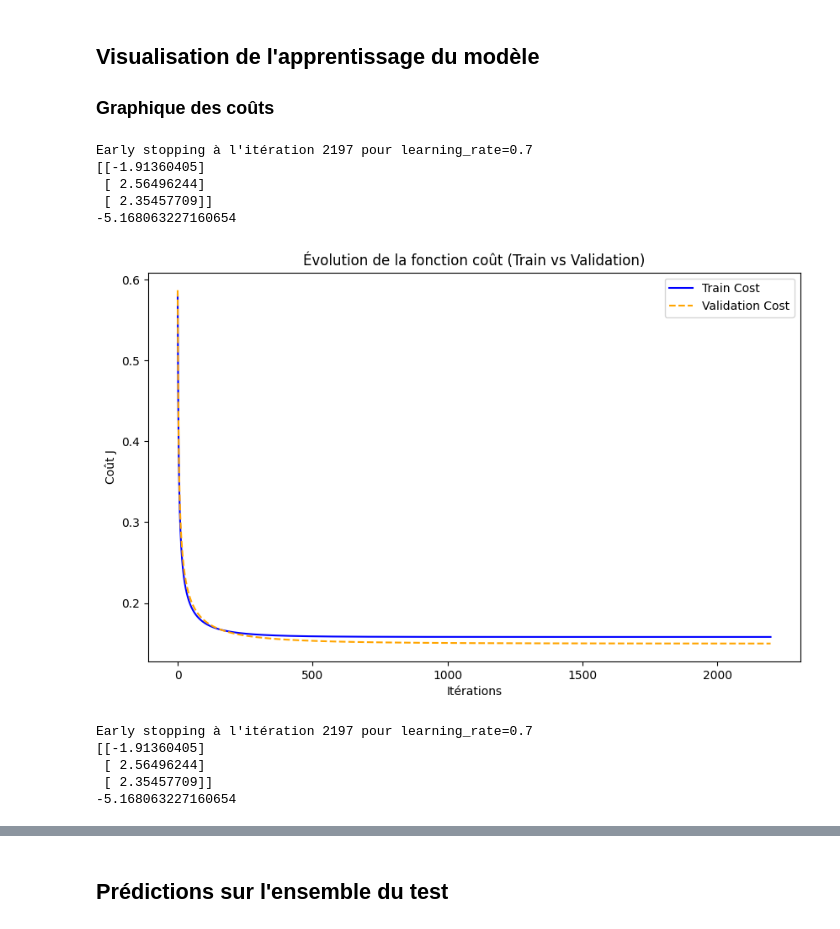
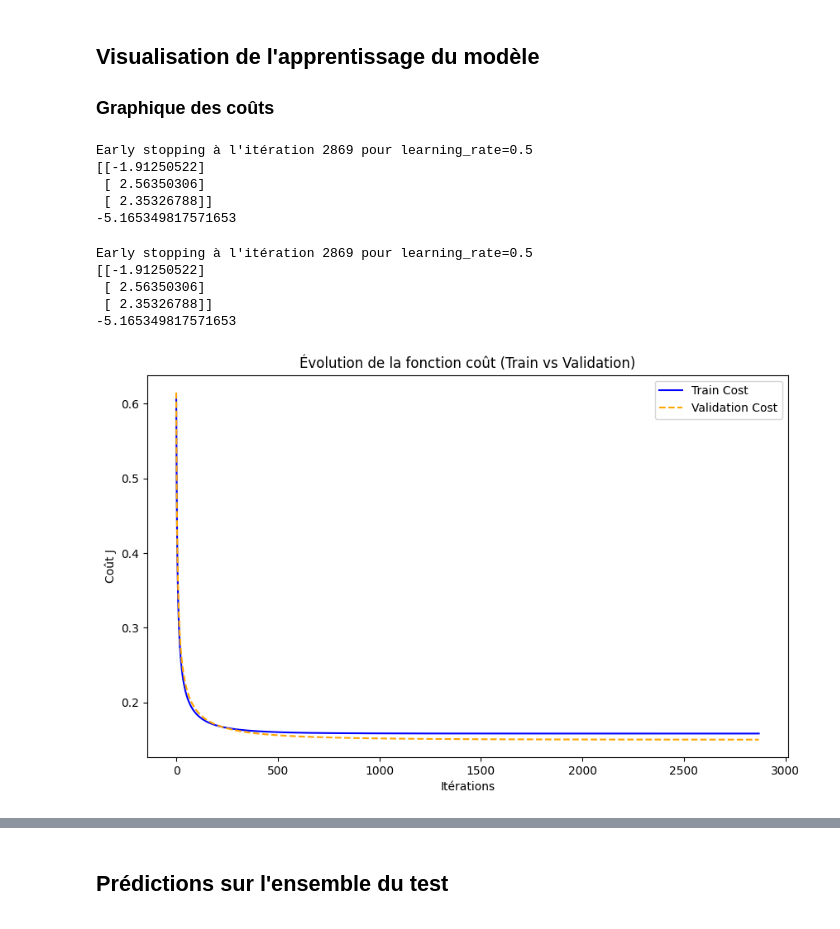
Before and after one commit to kenzalittlegenius/Projet_regression_logistique, a Jupyter notebook: regression_logistique.ipynb, the cells around one changed output, grey strips where cells are left out. Saved outputs shown, nothing was run; the diff lists cells and outputs as text; code cells hidden in the pictures.

```diff
--- a/regression_logistique.ipynb
+++ b/regression_logistique.ipynb
@@ -438,51 +428,51 @@ Early stopping à l'itération 335 pour learning_rate=8
 # %% [markdown]
 ## Visualisation de l'apprentissage du modèle
 ### Graphique des coûts
-# %%
-
-
-w,b,train_costs,val_costs = train_logistic_regression(
-    X_train,
-    Y_train,
-    X_val,
-    Y_val,
-    learning_rate=0.7,
-    n_iterations=10000
-)
-print(w)
-print(b)
-# Affichage du graphique comparatif (Source [5, 6])
-plt.figure(figsize=(10, 6))
-plt.plot(train_costs, label="Train Cost", color='blue')
-plt.plot(val_costs, label="Validation Cost", color='orange', linestyle='--')
-plt.title("Évolution de la fonction coût (Train vs Validation)")
-plt.xlabel("Itérations")
-plt.ylabel("Coût J")
-plt.legend()
-plt.show()
-# %% [output]
-Early stopping à l'itération 2197 pour learning_rate=0.7
-[[-1.91360405]
- [ 2.56496244]
- [ 2.35457709]]
--5.168063227160654
-[figure, old version]
 # %%
 w,b,train_costs,val_costs = train_logistic_regression(
     X_train,
     Y_train,
     X_val,
     Y_val,
-    learning_rate=0.7,
-    n_iterations=10000
+    learning_rate=0.5,
+    n_iterations=5000
 )
 print(w)
 print(b)
 # %% [output]
-Early stopping à l'itération 2197 pour learning_rate=0.7
-[[-1.91360405]
- [ 2.56496244]
- [ 2.35457709]]
--5.168063227160654
+Early stopping à l'itération 2869 pour learning_rate=0.5
+[[-1.91250522]
+ [ 2.56350306]
+ [ 2.35326788]]
+-5.165349817571653
+# %%
+
+
+w,b,train_costs,val_costs = train_logistic_regression(
+    X_train,
+    Y_train,
+    X_val,
+    Y_val,
+    learning_rate=0.5,
+    n_iterations=10000
+)
+print(w)
+print(b)
+# Affichage du graphique comparatif (Source [5, 6])
+plt.figure(figsize=(10, 6))
+plt.plot(train_costs, label="Train Cost", color='blue')
+plt.plot(val_costs, label="Validation Cost", color='orange', linestyle='--')
+plt.title("Évolution de la fonction coût (Train vs Validation)")
+plt.xlabel("Itérations")
+plt.ylabel("Coût J")
+plt.legend()
+plt.show()
+# %% [output]
+Early stopping à l'itération 2869 pour learning_rate=0.5
+[[-1.91250522]
+ [ 2.56350306]
+ [ 2.35326788]]
+-5.165349817571653
+[figure, new version]
 # %%
 plt.plot(train_costs[::10])
```
Also changed, not shown: parts of 22 cells of this notebook.
